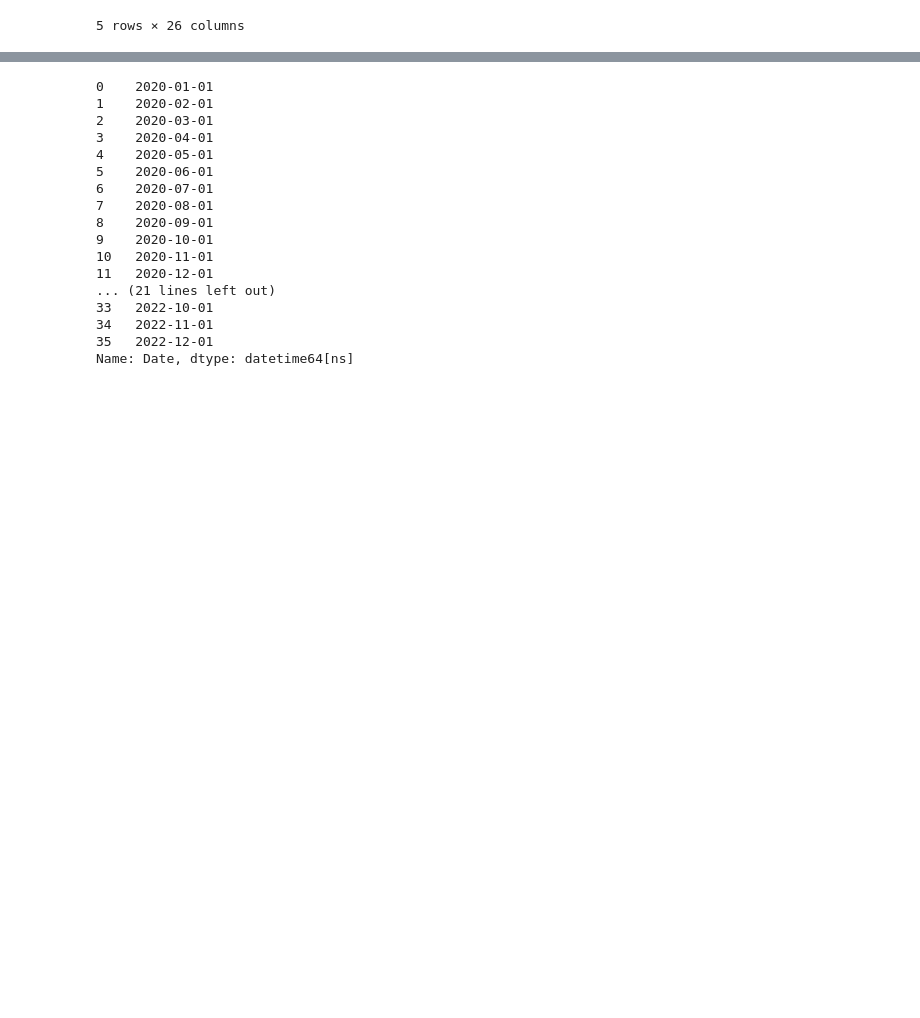
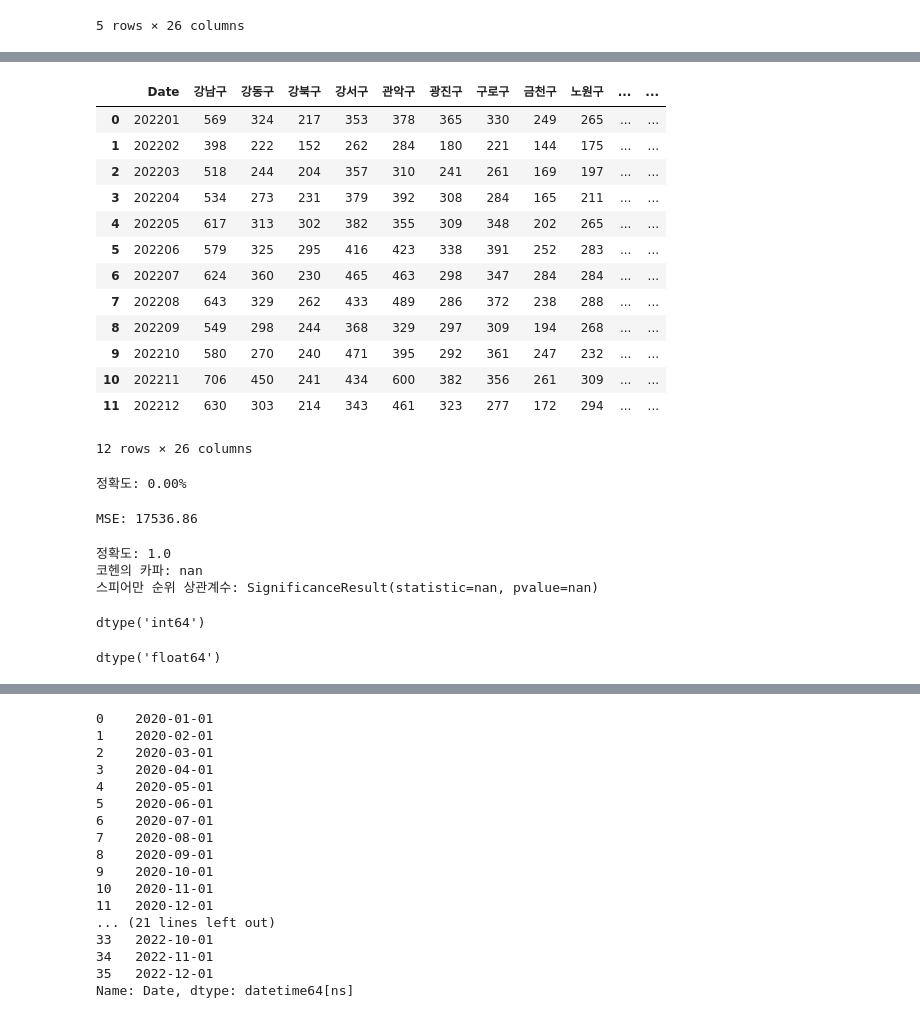
Before and after one commit to BanSugyeong/Crime-Alert-Service, a Jupyter notebook: machine learning/analyze/time_series/time_series.ipynb, the cells around one changed output, grey strips where cells are left out. Saved outputs shown, nothing was run; the diff lists cells and outputs as text; code cells hidden in the pictures; blank space fills up the shorter version.

```diff
--- a/machine learning/analyze/time_series/time_series.ipynb
+++ b/machine learning/analyze/time_series/time_series.ipynb
@@ -89,6 +92,8 @@ data.head()
 5 rows × 25 columns
 # %%
 df = pd.read_csv('시계열분석_전처리.csv', encoding='cp949')
+df1 = pd.read_csv('시계열_전처리_20-21.csv', encoding='utf-8')
+df2 = pd.read_csv('시계열_전처리_22.csv', encoding='utf-8')
 df.head()
 # %% [output]
 |  | Date | 강남구 | 강동구 | 강북구 | 강서구 | 관악구 | 광진구 | 구로구 | 금천구 | 노원구 | ... | ... |
@@ -117,0 +130,7 @@ df.head()
+# %%
+# '범죄건수' 문자열 삭제
+df2['Date'] = df2['Date'].str.replace('_범죄건수', '')
+
+df2['Date'] = df2['Date'].str.replace(r'(\d+)년(\d+)월', r'20\1\2', regex=True)
+
+df2['Date'] = pd.to_datetime(df2['Date'], format='%Y%m').dt.strftime('%Y%m')
@@ -117,0 +202,64 @@ df.head()
+# %%
+df2
+# %% [output]
+|  | Date | 강남구 | 강동구 | 강북구 | 강서구 | 관악구 | 광진구 | 구로구 | 금천구 | 노원구 | ... | ... |
+| 0 | 202201 | 569 | 324 | 217 | 353 | 378 | 365 | 330 | 249 | 265 | ... | ... |
+| 1 | 202202 | 398 | 222 | 152 | 262 | 284 | 180 | 221 | 144 | 175 | ... | ... |
+| 2 | 202203 | 518 | 244 | 204 | 357 | 310 | 241 | 261 | 169 | 197 | ... | ... |
+| 3 | 202204 | 534 | 273 | 231 | 379 | 392 | 308 | 284 | 165 | 211 | ... | ... |
+| 4 | 202205 | 617 | 313 | 302 | 382 | 355 | 309 | 348 | 202 | 265 | ... | ... |
+| 5 | 202206 | 579 | 325 | 295 | 416 | 423 | 338 | 391 | 252 | 283 | ... | ... |
+| 6 | 202207 | 624 | 360 | 230 | 465 | 463 | 298 | 347 | 284 | 284 | ... | ... |
+| 7 | 202208 | 643 | 329 | 262 | 433 | 489 | 286 | 372 | 238 | 288 | ... | ... |
+| 8 | 202209 | 549 | 298 | 244 | 368 | 329 | 297 | 309 | 194 | 268 | ... | ... |
+| 9 | 202210 | 580 | 270 | 240 | 471 | 395 | 292 | 361 | 247 | 232 | ... | ... |
+| 10 | 202211 | 706 | 450 | 241 | 434 | 600 | 382 | 356 | 261 | 309 | ... | ... |
+| 11 | 202212 | 630 | 303 | 214 | 343 | 461 | 323 | 277 | 172 | 294 | ... | ... |
+12 rows × 26 columns
+# %%
+correct_predictions = sum(a == p for a, p in zip(df2['강남구'], predict_22['강남구']))
+accuracy = correct_predictions / len(df2['강남구']) * 100
+
+print(f'정확도: {accuracy:.2f}%')
+# %% [output]
+정확도: 0.00%
+# %%
+def calculate_mse(actual, predicted):
+    squared_errors = [(a - p) ** 2 for a, p in zip(actual, predicted)]
+    mse = sum(squared_errors) / len(actual)
+    return mse
+
+# MSE 계산
+mse = calculate_mse(df2['강남구'], predict_22['강남구'])
+
+print(f'MSE: {mse:.2f}')
+# %% [output]
+MSE: 17536.86
+# %%
+from sklearn.metrics import f1_score
+from sklearn.metrics import accuracy_score
+from sklearn.metrics import cohen_kappa_score
+from scipy.stats import spearmanr
+
+predict_22['강남구'] = predict_22['강남구'].astype(float)
+df2['강남구'] = df2['강남구'].astype(float)
+
+accuracy_df = accuracy_score(df2['강남구'], predict_22['강남구'])
+kappa_df = cohen_kappa_score(df2['강남구'], predict_22['강남구'])
+spearman_corr_df = spearmanr(df2['강남구'], predict_22['강남구'])
+
+print('정확도:', accuracy_df)
+print('코헨의 카파:', kappa_df)
+print('스피어만 순위 상관계수:', spearman_corr_df)
+# %% [output]
+정확도: 1.0
+코헨의 카파: nan
+스피어만 순위 상관계수: SignificanceResult(statistic=nan, pvalue=nan)
+# %%
+df2['강남구'].dtype
+# %% [output]
+dtype('int64')
+# %%
+predict_22['강남구'].dtype
+# %% [output]
+dtype('float64')
```
Also changed, not shown: parts of 8 cells of this notebook, 4 other files.
